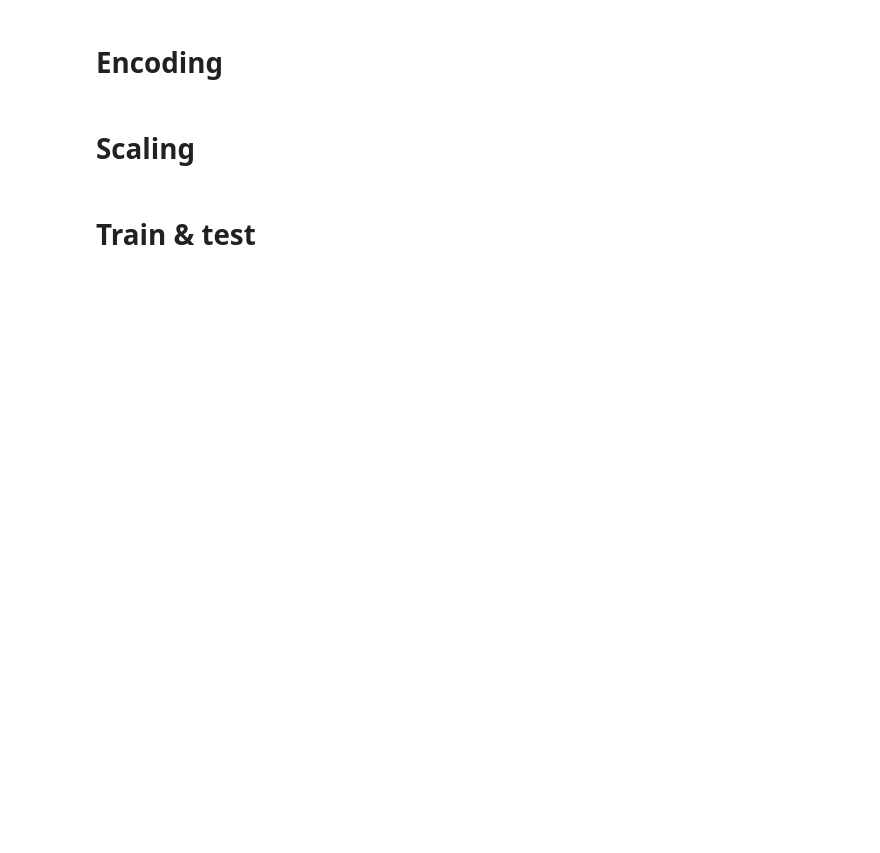
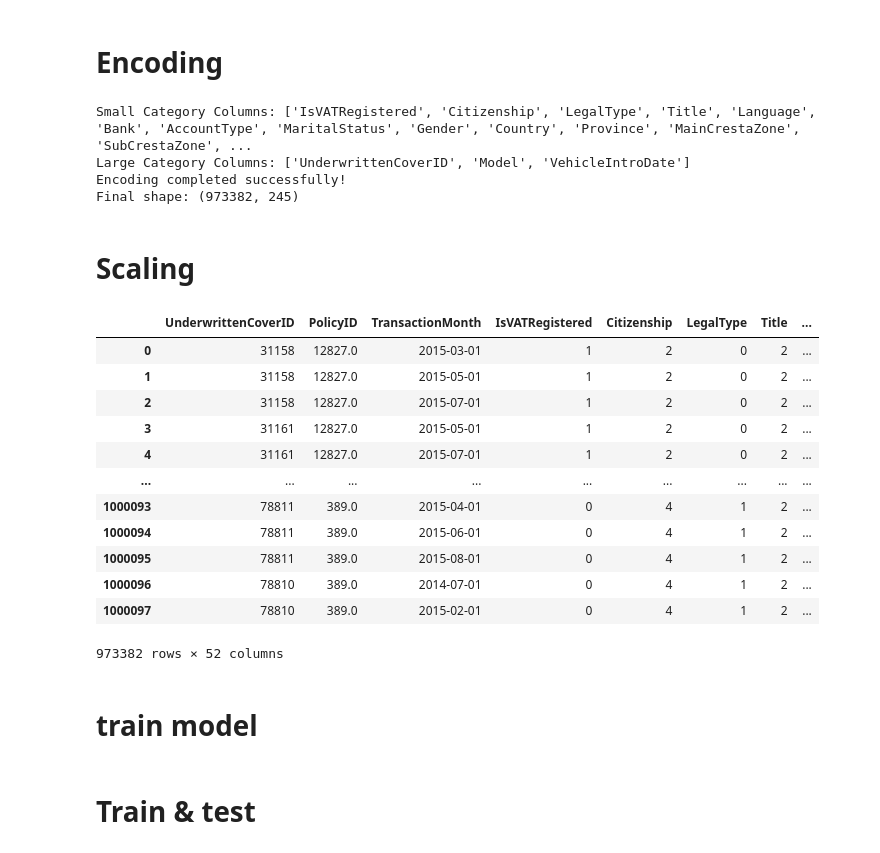
Before and after one commit to Hakima-Muktar/alpha-care-insurance, a Jupyter notebook: notebook/demo.ipynb, the cells around one changed output. Drawn from its saved outputs; the diff is of its cells as text; code cells hidden in the pictures; blank space fills up the shorter version.

```diff
--- a/notebook/demo.ipynb
+++ b/notebook/demo.ipynb
@@ -16,6 +16,8 @@ import model as m
 # %% [markdown]
 # Data loading & cleaning
 # %%
-filepath = r"C:\Users\user\Desktop\Project\alpha-care-insurance\data\machine.csv"
-data = dp.load_and_clean_data(filepath)
-data
+import pandas as pd
+import matplotlib.pyplot as plt
+file_path = r"C:\Users\user\Desktop\Project\alpha-care-insurance\data\machine.csv"
+df = pd.read_csv(file_path, sep="\t", engine="python")
+print("Columns:", df.columns.tolist())
@@ -22,8 +62,2 @@ data
 # %% [markdown]
 # Encoding
-# %%
-columns_label = ['sex', 'smoker', 'region']
-columns_onehot = ['sex', 'smoker', 'region', 'children']
-
-df_label = dp.encoder('labelEncoder', data, columns_label, columns_onehot)
-df_label
@@ -30,6 +66,61 @@ df_label
+# %%
+# CLEAN COLUMN NAMES
+df.columns = (
+    df.columns
+    .str.strip()
+    .str.replace('\n', '')
+    .str.replace('\r', '')
+    .str.replace(' ', '_')
+)
+
+# AUTO-DETECT CATEGORICAL COLUMNS
+categorical_cols = df.select_dtypes(include=['object']).columns.tolist()
+
+# SPLIT INTO SMALL AND LARGE CATEGORICAL
+small_cat = [col for col in categorical_cols if df[col].nunique() <= 50]
+large_cat = [col for col in categorical_cols if df[col].nunique() > 50]
+
+print("Small Category Columns:", small_cat)
+print("Large Category Columns:", large_cat)
+
+# LABEL ENCODE LARGE CARDINALITY COLUMNS
+from sklearn.preprocessing import LabelEncoder
+le = LabelEncoder()
+
+df_enc = df.copy()
+
+for col in large_cat:
+    df_enc[col] = le.fit_transform(df_enc[col].astype(str))
+
+# ONE-HOT ENCODE SMALL COLUMNS
+df_final = pd.get_dummies(df_enc, columns=small_cat, drop_first=True)
+
+print("Encoding completed successfully!")
+print("Final shape:", df_final.shape)
+# %% [output]
+Small Category Columns: ['IsVATRegistered', 'Citizenship', 'LegalType', 'Title', 'Language', 'Bank', 'AccountType', 'MaritalStatus', 'Gender', 'Country', 'Province', 'MainCrestaZone', 'SubCrestaZone', ...
+Large Category Columns: ['UnderwrittenCoverID', 'Model', 'VehicleIntroDate']
+Encoding completed successfully!
+Final shape: (973382, 245)
 # %% [markdown]
 # Scaling
 # %%
-columns_scaler = ['charges']
+columns_scaler = ['TotalClaims']
 df_scaled = dp.scaler('minMaxScaler', df_label, columns_scaler)
 df_scaled
+# %% [output]
+|  | UnderwrittenCoverID | PolicyID | TransactionMonth | IsVATRegistered | Citizenship | LegalType | Title | ... |
+| 0 | 31158 | 12827.0 | 2015-03-01 | 1 | 2 | 0 | 2 | ... |
+| 1 | 31158 | 12827.0 | 2015-05-01 | 1 | 2 | 0 | 2 | ... |
+| 2 | 31158 | 12827.0 | 2015-07-01 | 1 | 2 | 0 | 2 | ... |
+| 3 | 31161 | 12827.0 | 2015-05-01 | 1 | 2 | 0 | 2 | ... |
+| 4 | 31161 | 12827.0 | 2015-07-01 | 1 | 2 | 0 | 2 | ... |
+| ... | ... | ... | ... | ... | ... | ... | ... | ... |
+| 1000093 | 78811 | 389.0 | 2015-04-01 | 0 | 4 | 1 | 2 | ... |
+| 1000094 | 78811 | 389.0 | 2015-06-01 | 0 | 4 | 1 | 2 | ... |
+| 1000095 | 78811 | 389.0 | 2015-08-01 | 0 | 4 | 1 | 2 | ... |
+| 1000096 | 78810 | 389.0 | 2014-07-01 | 0 | 4 | 1 | 2 | ... |
+| 1000097 | 78810 | 389.0 | 2015-02-01 | 0 | 4 | 1 | 2 | ... |
+973382 rows × 52 columns
+# %% [markdown]
+# train model
```
Also changed, not shown: parts of 19 cells of this notebook.
